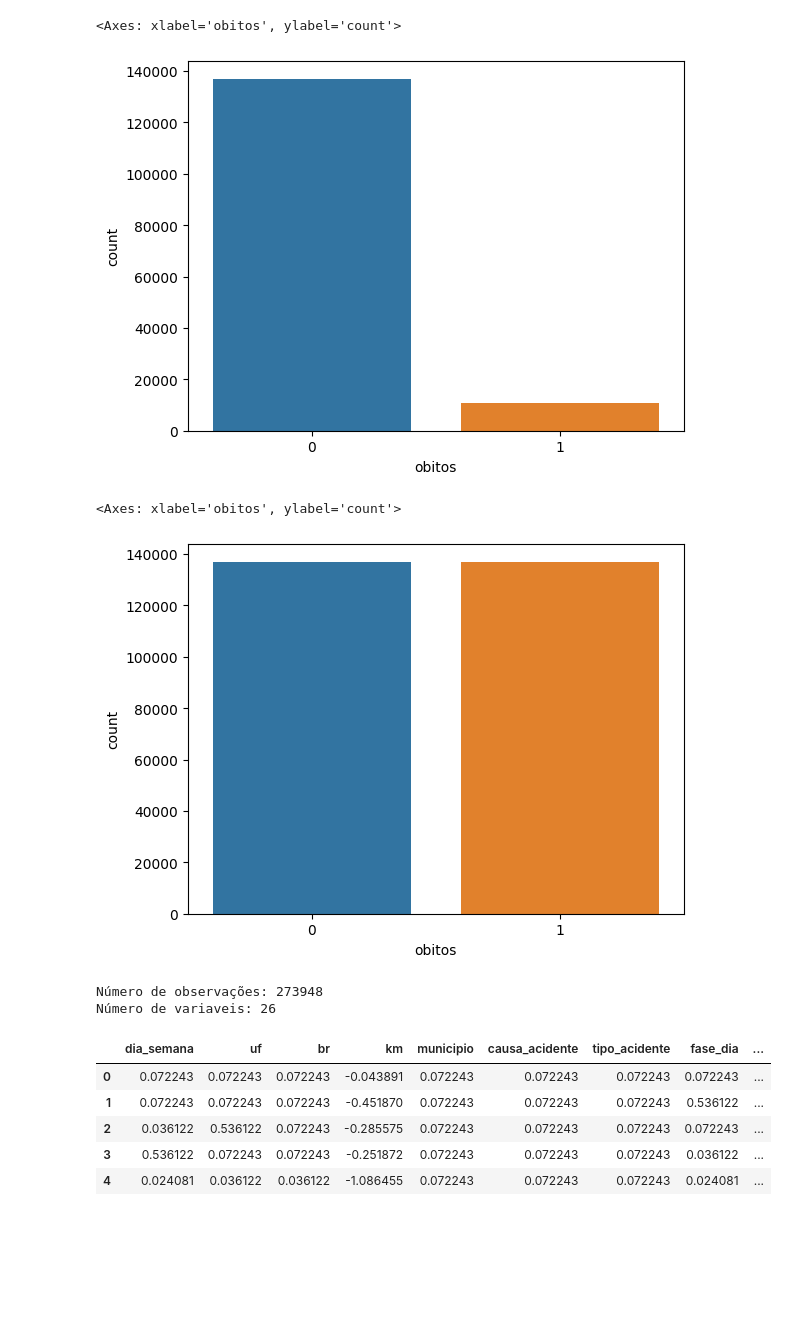
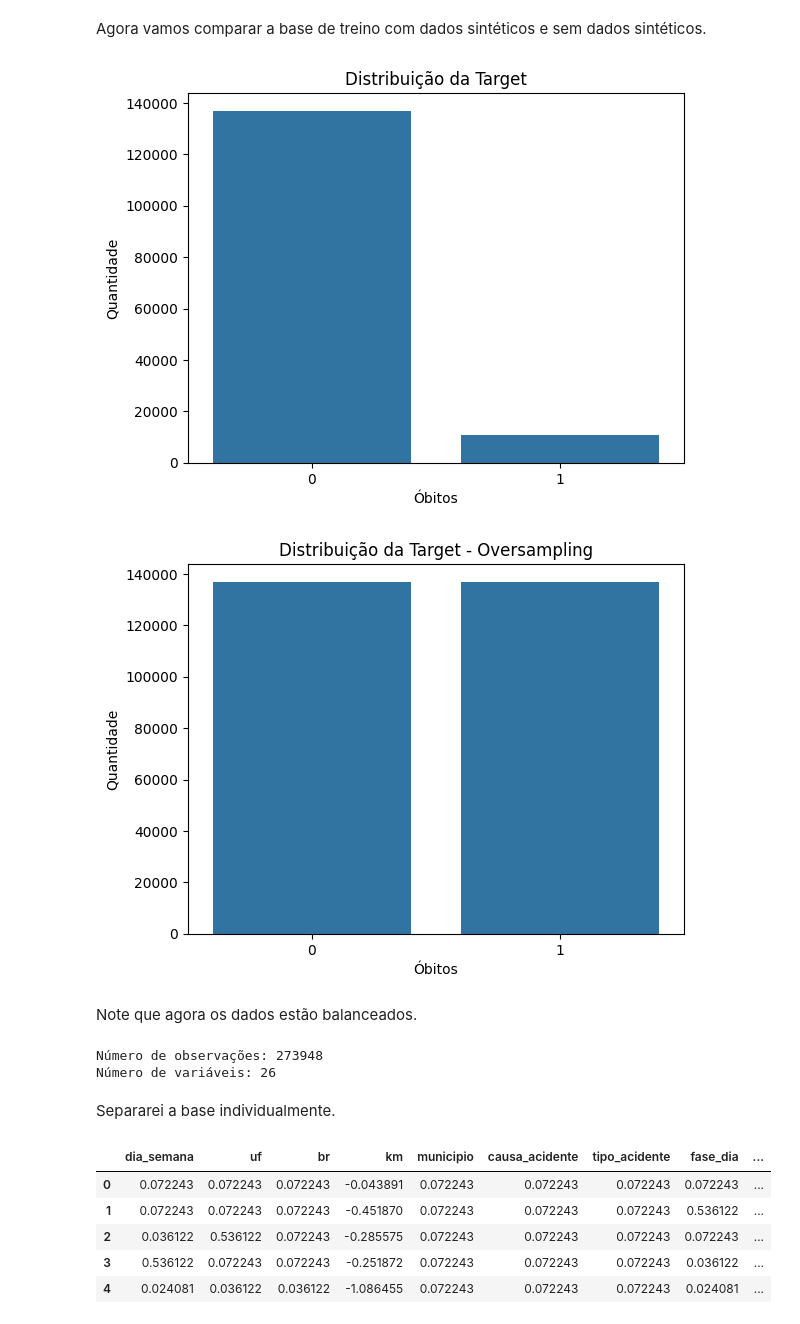
Before and after one commit to Muniz97/Data-Science---Federal-road-accidents---Brazil, a Jupyter notebook: 3 - Preprocessing/Federal_Accidents_Preprocessing.ipynb, the cells around one changed output. Drawn from its saved outputs; the diff is of its cells as text; code cells hidden in the pictures; blank space fills up the shorter version.

```diff
--- a/3 - Preprocessing/Federal_Accidents_Preprocessing.ipynb
+++ b/3 - Preprocessing/Federal_Accidents_Preprocessing.ipynb
@@ -143,19 +128,34 @@ train_smote = pd.concat([x_train_smote,y_train_smote], axis = 1)
+# %% [markdown]
+Agora vamos comparar a base de treino com dados sintéticos e sem dados sintéticos.
 # %%
+# Distribuição da Target sem oversampling
 sns.countplot(data = pd.concat([x_train_encoder, y_train], axis = 1), x = 'obitos')
+plt.title('Distribuição da Target')
+plt.xlabel('Óbitos')
+plt.ylabel('Quantidade')
+plt.show()
 # %% [output]
-<Axes: xlabel='obitos', ylabel='count'>
-[figure, old version]
+[figure, new version]
 # %%
+# Distribuição da Target com oversampling
 sns.countplot(data= pd.concat([x_train_smote,y_train_smote], axis = 1), x = 'obitos')
+plt.title('Distribuição da Target - Oversampling')
+plt.xlabel('Óbitos')
+plt.ylabel('Quantidade')
+plt.show()
 # %% [output]
-<Axes: xlabel='obitos', ylabel='count'>
-[figure, old version]
+[figure, new version]
+# %% [markdown]
+Note que agora os dados estão balanceados.
 # %%
+# Númerode linhas e colunas
 print(f'Número de observações: {train_smote.shape[0]}')
-print(f'Número de variaveis: {train_smote.shape[1]}')
+print(f'Número de variáveis: {train_smote.shape[1]}')
 # %% [output]
 Número de observações: 273948
-Número de variaveis: 26
+Número de variáveis: 26
+# %% [markdown]
+Separarei a base individualmente.
 # %%
 train_smote.to_csv('train_smote.csv', index = False)
 train_smote.head()
```
Also changed, not shown: parts of 26 cells of this notebook.
